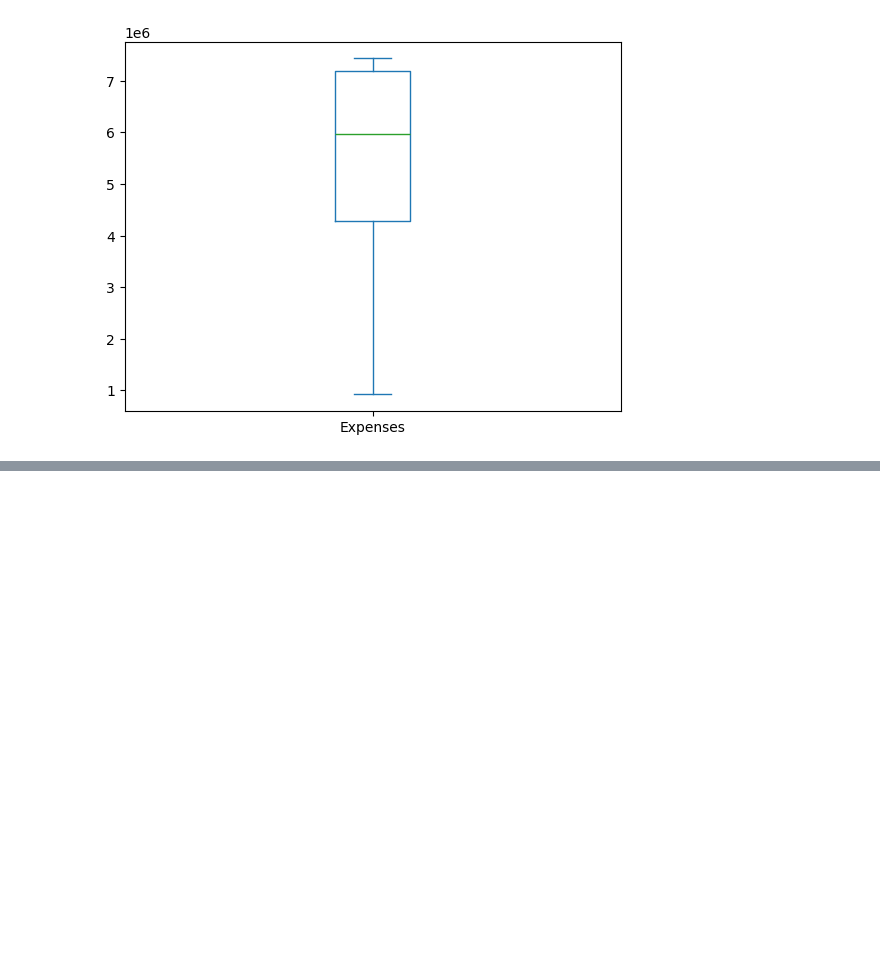
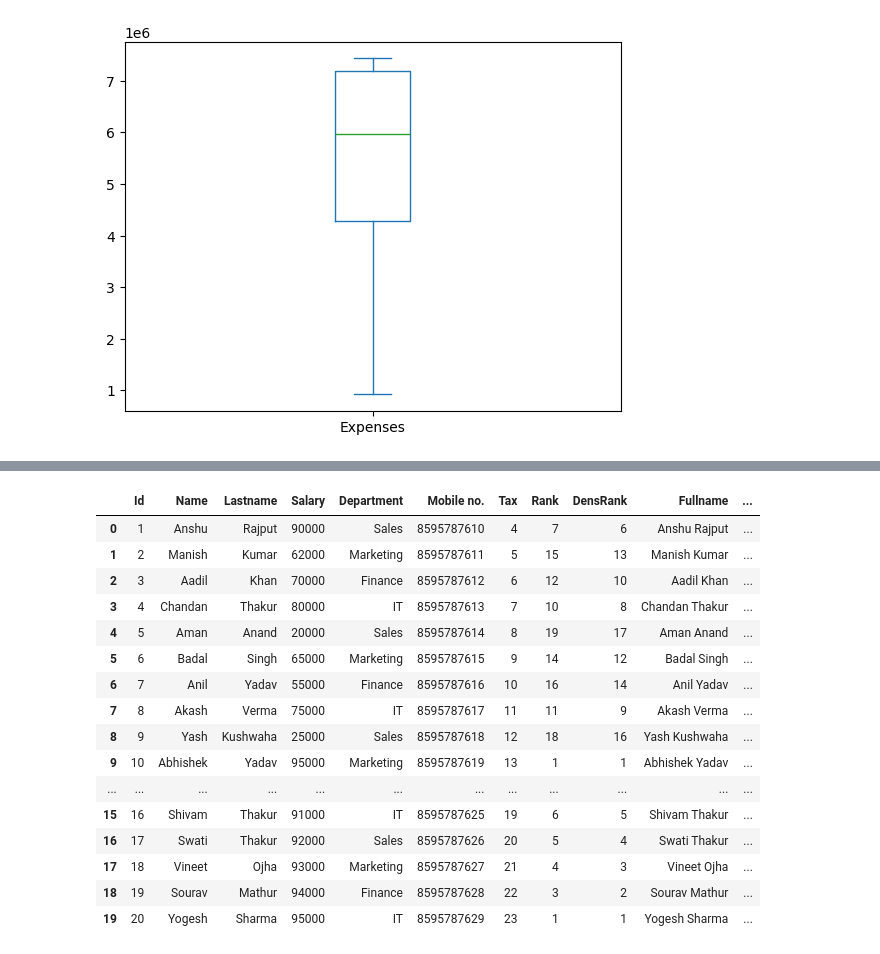
Before and after one commit to anshuKumar-codes/Data_Analytics_Journey, a Jupyter notebook: Pandas/day 3 pandas.ipynb, the cells around one changed output, grey strips where cells are left out. Saved outputs shown, nothing was run; the diff lists cells and outputs as text; code cells hidden in the pictures; blank space fills up the shorter version.

```diff
--- a/Pandas/day 3 pandas.ipynb
+++ b/Pandas/day 3 pandas.ipynb
@@ -1569,0 +1590,22 @@ a.plot.box()
+# %%
+df.drop(["Gender"],axis=1,inplace=True)
+# %%
+df
+# %% [output]
+|  | Id | Name | Lastname | Salary | Department | Mobile no. | Tax | Rank | DensRank | Fullname | ... |
+| 0 | 1 | Anshu | Rajput | 90000 | Sales | 8595787610 | 4 | 7 | 6 | Anshu Rajput | ... |
+| 1 | 2 | Manish | Kumar | 62000 | Marketing | 8595787611 | 5 | 15 | 13 | Manish Kumar | ... |
+| 2 | 3 | Aadil | Khan | 70000 | Finance | 8595787612 | 6 | 12 | 10 | Aadil Khan | ... |
+| 3 | 4 | Chandan | Thakur | 80000 | IT | 8595787613 | 7 | 10 | 8 | Chandan Thakur | ... |
+| 4 | 5 | Aman | Anand | 20000 | Sales | 8595787614 | 8 | 19 | 17 | Aman Anand | ... |
+| 5 | 6 | Badal | Singh | 65000 | Marketing | 8595787615 | 9 | 14 | 12 | Badal Singh | ... |
+| 6 | 7 | Anil | Yadav | 55000 | Finance | 8595787616 | 10 | 16 | 14 | Anil Yadav | ... |
+| 7 | 8 | Akash | Verma | 75000 | IT | 8595787617 | 11 | 11 | 9 | Akash Verma | ... |
+| 8 | 9 | Yash | Kushwaha | 25000 | Sales | 8595787618 | 12 | 18 | 16 | Yash Kushwaha | ... |
+| 9 | 10 | Abhishek | Yadav | 95000 | Marketing | 8595787619 | 13 | 1 | 1 | Abhishek Yadav | ... |
+| ... | ... | ... | ... | ... | ... | ... | ... | ... | ... | ... | ... |
+| 15 | 16 | Shivam | Thakur | 91000 | IT | 8595787625 | 19 | 6 | 5 | Shivam Thakur | ... |
+| 16 | 17 | Swati | Thakur | 92000 | Sales | 8595787626 | 20 | 5 | 4 | Swati Thakur | ... |
+| 17 | 18 | Vineet | Ojha | 93000 | Marketing | 8595787627 | 21 | 4 | 3 | Vineet Ojha | ... |
+| 18 | 19 | Sourav | Mathur | 94000 | Finance | 8595787628 | 22 | 3 | 2 | Sourav Mathur | ... |
+| 19 | 20 | Yogesh | Sharma | 95000 | IT | 8595787629 | 23 | 1 | 1 | Yogesh Sharma | ... |
```
Also changed, not shown: parts of 5 cells of this notebook, 1 other file.
